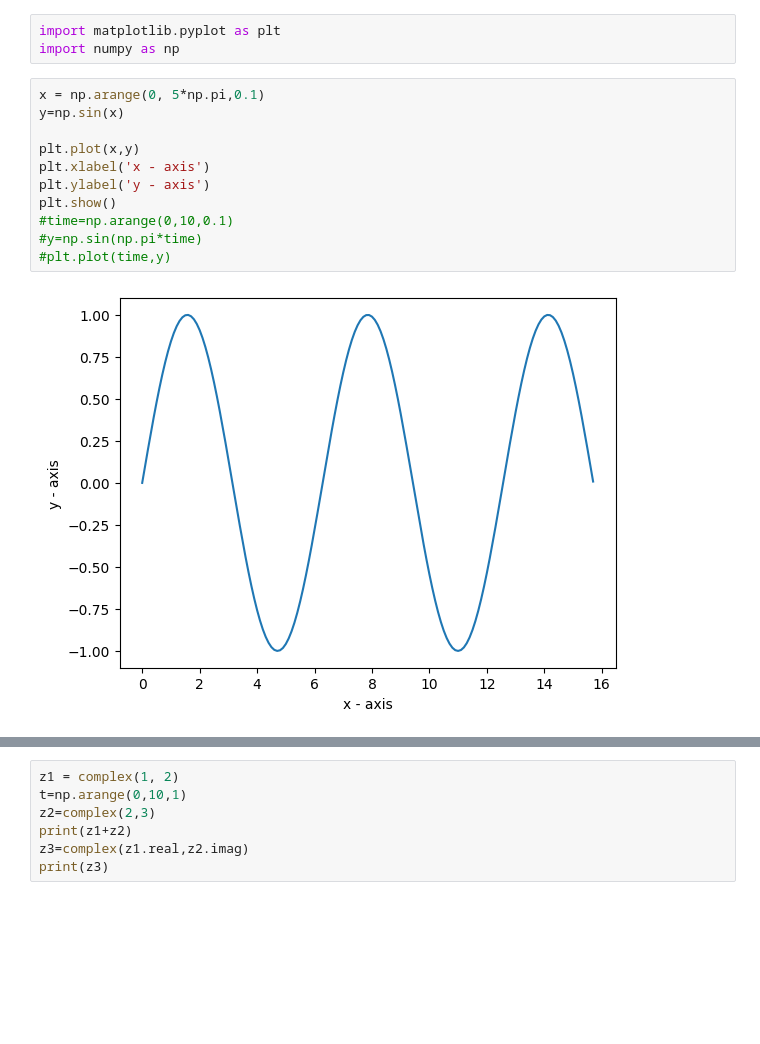
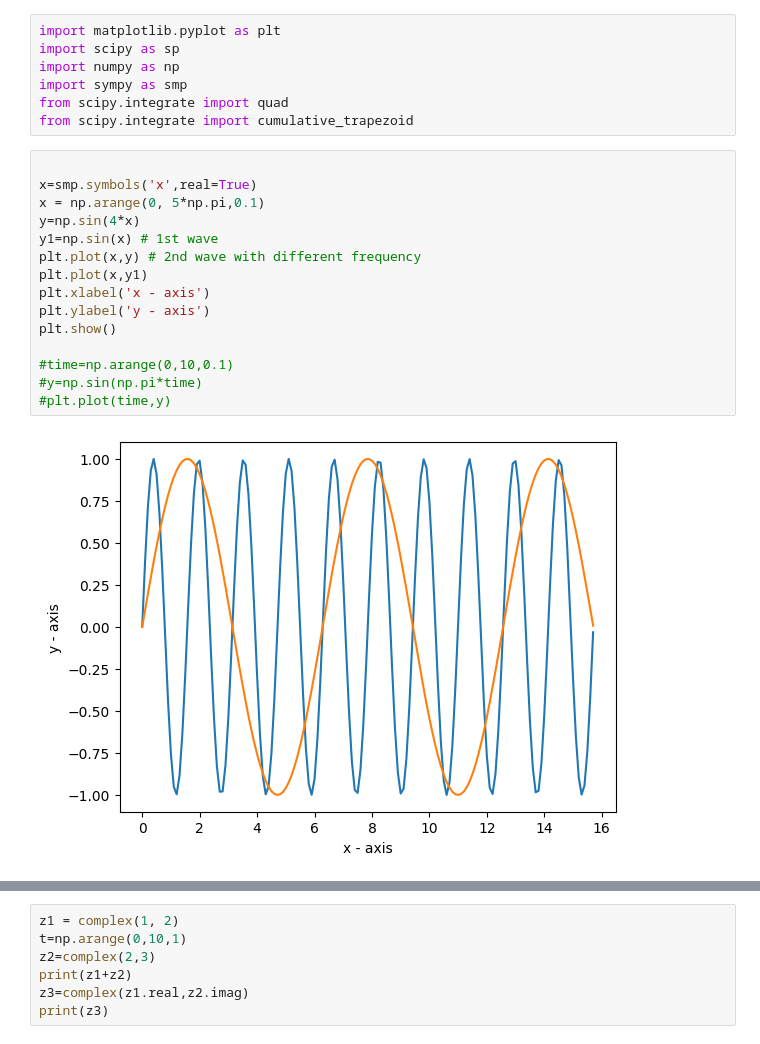
Before and after one commit to pranjalashutosh/sample-respository, a Jupyter notebook: Learning_graphing.ipynb, the cells around one changed output, grey strips where cells are left out. Saved outputs shown, nothing was run; the diff lists cells and outputs as text; blank space fills up the shorter version.

```diff
--- a/Learning_graphing.ipynb
+++ b/Learning_graphing.ipynb
@@ -1,16 +1,24 @@
 # %%
 import matplotlib.pyplot as plt
+import scipy as sp
 import numpy as np
+import sympy as smp
+from scipy.integrate import quad
+from scipy.integrate import cumulative_trapezoid
 # %%
+
+x=smp.symbols('x',real=True)
 x = np.arange(0, 5*np.pi,0.1)
-y=np.sin(x)
-
-plt.plot(x,y)
+y=np.sin(4*x)
+y1=np.sin(x) # 1st wave
+plt.plot(x,y) # 2nd wave with different frequency
+plt.plot(x,y1)
 plt.xlabel('x - axis')
 plt.ylabel('y - axis')
 plt.show()
+
 #time=np.arange(0,10,0.1)
 #y=np.sin(np.pi*time)
 #plt.plot(time,y)
 # %% [output]
-[figure, old version]
+[figure, new version]
```
Also changed, not shown: parts of 6 cells of this notebook.
